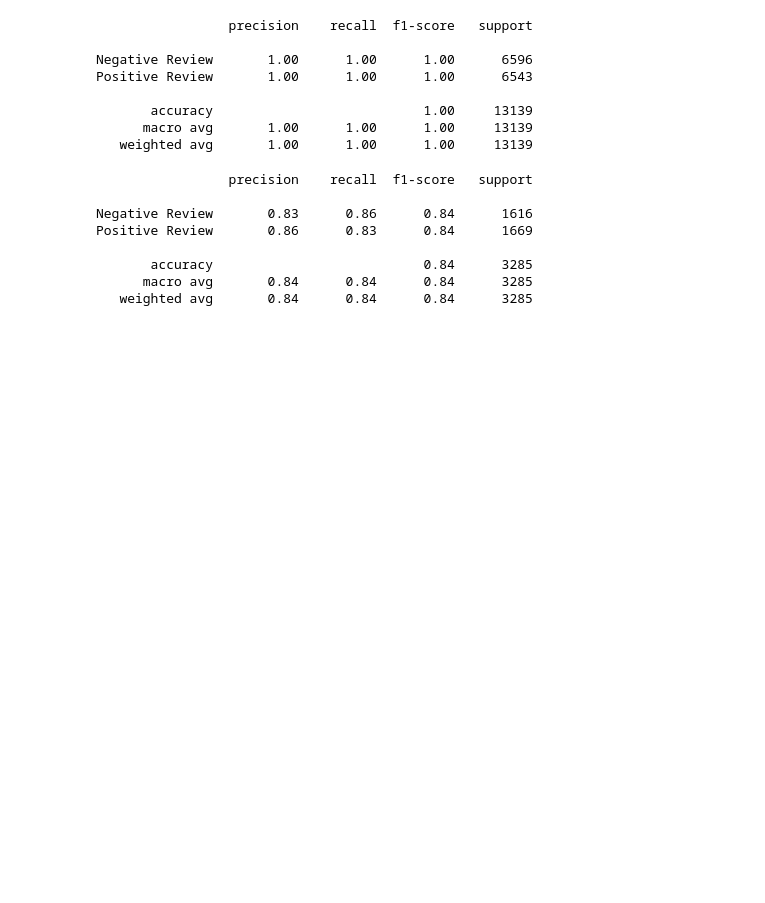
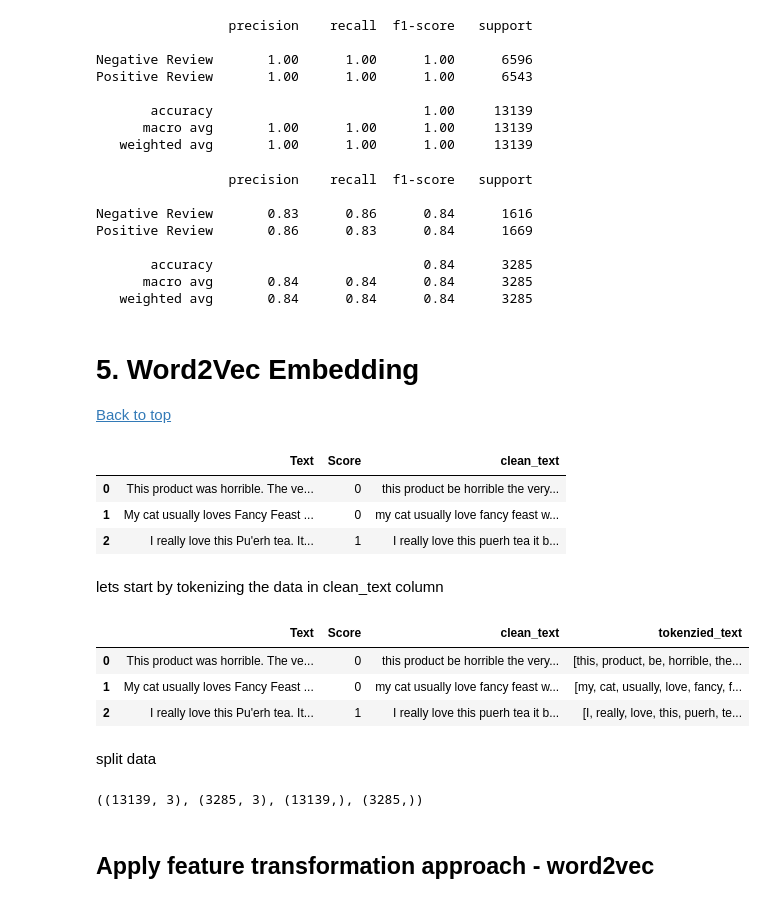
Before and after one commit to ajeetth/Sentiment-Analysis-on-Amazon-Fine-Food-Reviews, a Jupyter notebook: SentimentAnalysis.ipynb, the cells around one changed output. Drawn from its saved outputs; the diff is of its cells as text; code cells hidden in the pictures; blank space fills up the shorter version.

Commit message:
implementing word2vec embedding

```diff
--- a/SentimentAnalysis.ipynb
+++ b/SentimentAnalysis.ipynb
@@ -361,3 +363,26 @@ Positive Review       0.86      0.83      0.84      1669
        accuracy                           0.84      3285
       macro avg       0.84      0.84      0.84      3285
    weighted avg       0.84      0.84      0.84      3285
+# %% [markdown]
+# 5. Word2Vec Embedding  <a id='w2v'></a>
+[Back to top](#table_of_contents)
+# %%
+df_food_review.head(3)
+# %% [output]
+|  | Text | Score | clean_text |
+| 0 | This product was horrible. The ve... | 0 | this product be horrible the very... |
+| 1 | My cat usually loves Fancy Feast ... | 0 | my cat usually love fancy feast w... |
+| 2 | I really love this Pu'erh tea. It... | 1 | I really love this puerh tea it b... |
+# %% [markdown]
+lets start by tokenizing the data in clean_text column
+# %%
+df_food_review['tokenzied_text'] = df_food_review['clean_text'].apply(lambda doc : doc.split())
+# %%
+df_food_review.head(3)
+# %% [output]
+|  | Text | Score | clean_text | tokenzied_text |
+| 0 | This product was horrible. The ve... | 0 | this product be horrible the very... | [this, product, be, horrible, the... |
+| 1 | My cat usually loves Fancy Feast ... | 0 | my cat usually love fancy feast w... | [my, cat, usually, love, fancy, f... |
+| 2 | I really love this Pu'erh tea. It... | 1 | I really love this puerh tea it b... | [I, really, love, this, puerh, te... |
+# %% [markdown]
+split data
@@ -363,0 +394,6 @@ Positive Review       0.86      0.83      0.84      1669
+# %%
+x_train.shape, x_test.shape, y_train.shape, y_test.shape
+# %% [output]
+((13139, 3), (3285, 3), (13139,), (3285,))
+# %% [markdown]
+## Apply feature transformation approach - word2vec
```
Also changed, not shown: parts of 28 cells of this notebook.
